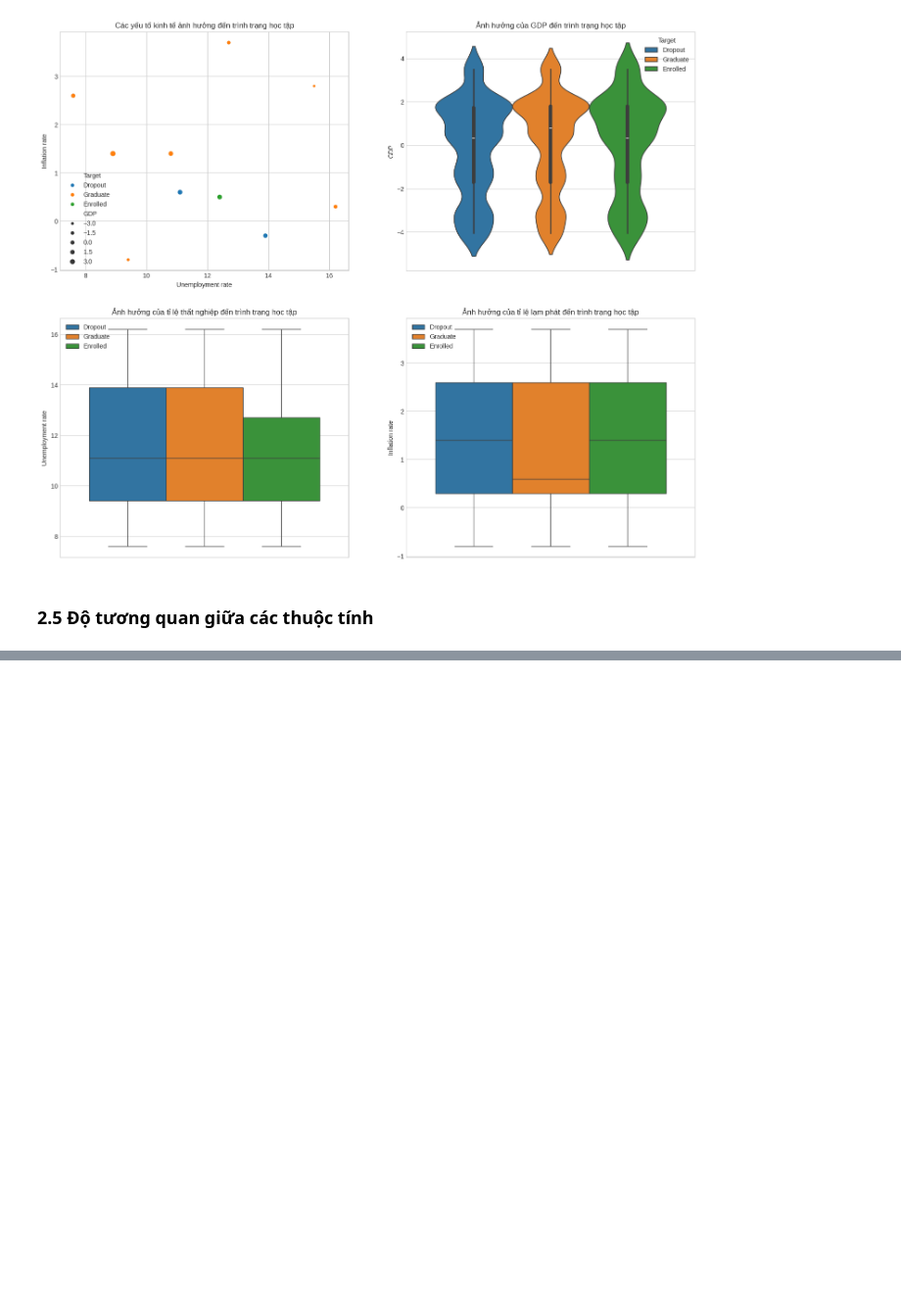
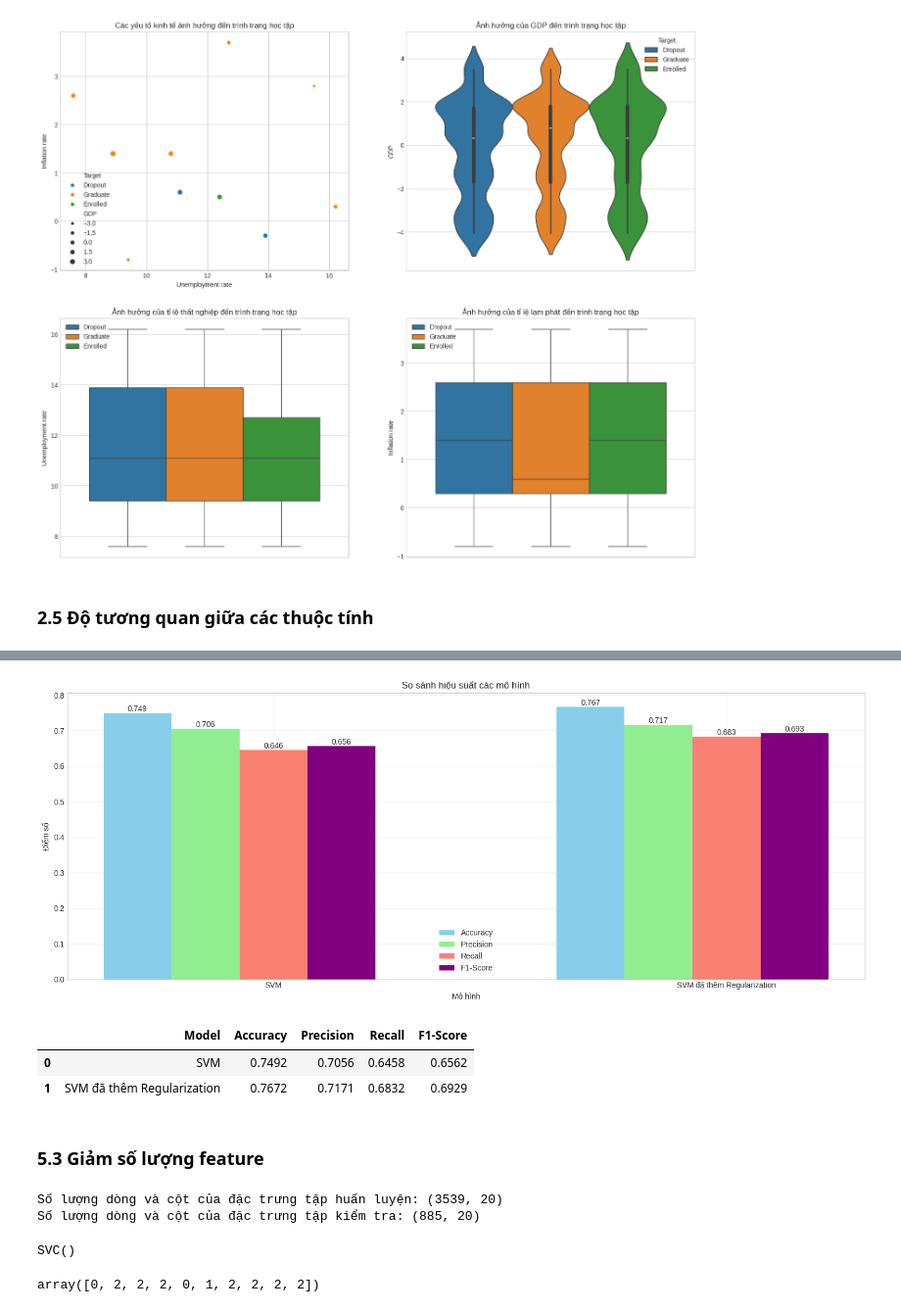
Before and after one commit to lngquoctrung/predict-student-dropout-academic-success-machine-learning, a Jupyter notebook: notebook.ipynb, the cells around one changed output, grey strips where cells are left out. Shown at 98% size. Drawn from its saved outputs; the diff is of its cells as text; code cells hidden in the pictures; blank space fills up the shorter version.

```diff
--- a/notebook.ipynb
+++ b/notebook.ipynb
@@ -320,0 +637,6 @@ plt.show()
+# %%
+# Khởi tạo mô hình SVM với một giá trị C
+rg_svm_model = SVC(C=1.5, kernel='poly', random_state=42)
+
+# Huấn luyện mô hình
+rg_svm_model.fit(scaled_X_train, y_train)
@@ -320,0 +669,14 @@ plt.show()
+# %%
+models_dict = {
+    "SVM": svm_model,
+    "SVM đã thêm Regularization": rg_svm_model
+}
+# %%
+compare_models(models_dict, scaled_X_test, y_test)
+# %% [output]
+[figure, added]
+|  | Model | Accuracy | Precision | Recall | F1-Score |
+| 0 | SVM | 0.7492 | 0.7056 | 0.6458 | 0.6562 |
+| 1 | SVM đã thêm Regularization | 0.7672 | 0.7171 | 0.6832 | 0.6929 |
+# %% [markdown]
+### **5.3 Giảm số lượng feature**
@@ -320,0 +695,19 @@ plt.show()
+# %%
+print(f"Số lượng dòng và cột của đặc trưng tập huấn luyện: {new_X_train.shape}")
+print(f"Số lượng dòng và cột của đặc trưng tập kiểm tra: {new_X_test.shape}")
+# %% [output]
+Số lượng dòng và cột của đặc trưng tập huấn luyện: (3539, 20)
+Số lượng dòng và cột của đặc trưng tập kiểm tra: (885, 20)
+# %%
+# Khởi tạo mô hình SVM cho dữ liệu đã chọn feature tốt nhất
+fs_svm_model = SVC()
+
+# Huấn luyện mô hình trên dữ liệu mới
+fs_svm_model.fit(new_X_train, new_y_train)
+# %% [output]
+SVC()
+# %%
+new_y_pred = fs_svm_model.predict(new_X_test)
+new_y_pred[:10]
+# %% [output]
+array([0, 2, 2, 2, 0, 1, 2, 2, 2, 2])
```
Also changed, not shown: parts of 49 cells of this notebook.
